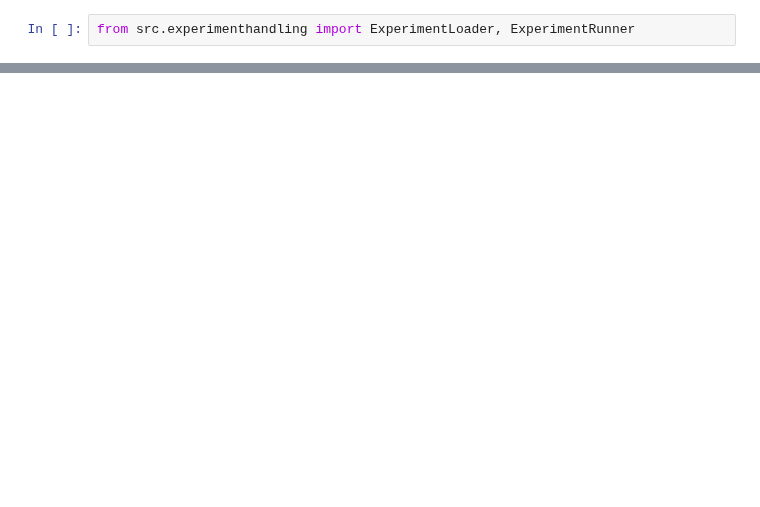
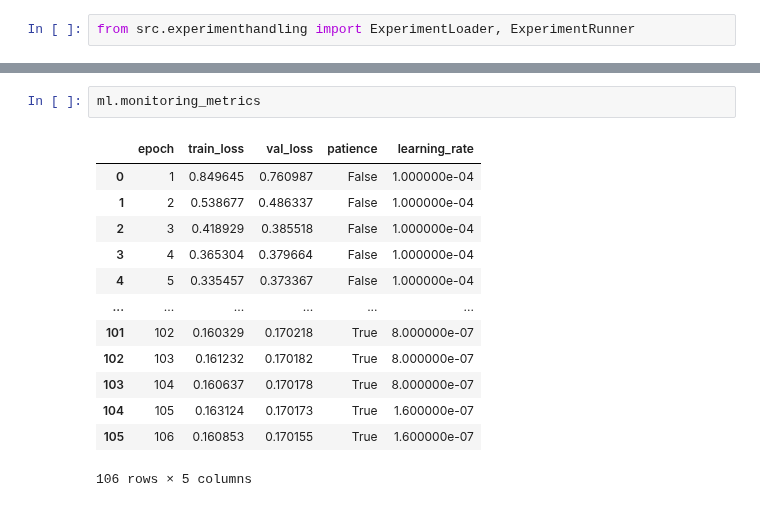
Before and after one commit to stends2001/infectious_disease_gnn, a Jupyter notebook: src/notebooks/proper_experiment_classes.ipynb, the cells around one changed output, grey strips where cells are left out. Drawn from its saved outputs; the diff is of its cells as text; blank space fills up the shorter version.

```diff
--- a/src/notebooks/proper_experiment_classes.ipynb
+++ b/src/notebooks/proper_experiment_classes.ipynb
@@ -19,0 +27,16 @@ models
+# %%
+ml.monitoring_metrics
+# %% [output]
+|  | epoch | train_loss | val_loss | patience | learning_rate |
+| 0 | 1 | 0.849645 | 0.760987 | False | 1.000000e-04 |
+| 1 | 2 | 0.538677 | 0.486337 | False | 1.000000e-04 |
+| 2 | 3 | 0.418929 | 0.385518 | False | 1.000000e-04 |
+| 3 | 4 | 0.365304 | 0.379664 | False | 1.000000e-04 |
+| 4 | 5 | 0.335457 | 0.373367 | False | 1.000000e-04 |
+| ... | ... | ... | ... | ... | ... |
+| 101 | 102 | 0.160329 | 0.170218 | True | 8.000000e-07 |
+| 102 | 103 | 0.161232 | 0.170182 | True | 8.000000e-07 |
+| 103 | 104 | 0.160637 | 0.170178 | True | 8.000000e-07 |
+| 104 | 105 | 0.163124 | 0.170173 | True | 1.600000e-07 |
+| 105 | 106 | 0.160853 | 0.170155 | True | 1.600000e-07 |
+106 rows × 5 columns
```
Also changed, not shown: parts of 7 cells of this notebook, 1 other file.
